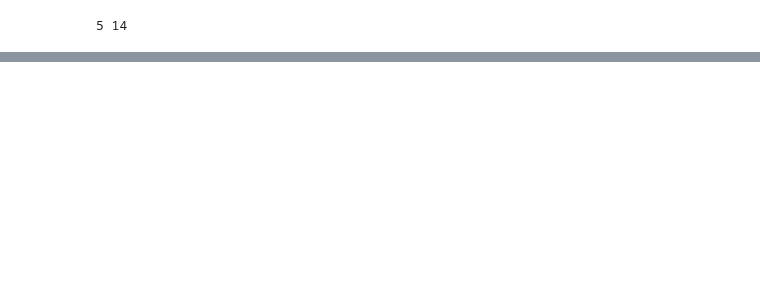
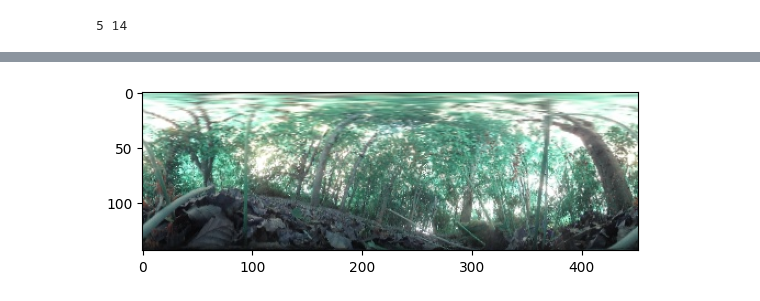
Before and after one commit to Naybellez/antvis, a Jupyter notebook: optics/Captains_Log/CaptainsLog_Stardate_160424.ipynb, the cells around one changed output, grey strips where cells are left out. Drawn from its saved outputs; the diff is of its cells as text; code cells hidden in the pictures; blank space fills up the shorter version.

```diff
--- a/optics/Captains_Log/CaptainsLog_Stardate_160424.ipynb
+++ b/optics/Captains_Log/CaptainsLog_Stardate_160424.ipynb
@@ -56,0 +118,85 @@ print(min(nums), max(nums))
+# %%
+import os
+import cv2
+import matplotlib.pyplot as plt
+import numpy as np
+import sys
+sys.path.append('../.')
+from functions import ImageProcessor
+
+norm = 255
+
+scale = 5
+
+data_path = r'/its/home/nn268/antvis/antvis/optics/AugmentedDS_IDSW/'
+idx = 4
+
+images= []
+for file in os.listdir(data_path):
+    if file[:4]== 'IDSW':
+        if len(images) >= 10:
+            break
+        else:
+            images.append(data_path+file)
+
+
+img = cv2.imread(images[idx])
+img= np.array(img)
+
+print('OG')
+print(img.min(axis=(0,1)), img.max(axis=(0,1)))
+plt.imshow(img)
+plt.show()
+
+print(' \n Normalsed')
+norm_im = img/ 255 #norm
+print(norm_im.min(axis=(0,1)), norm_im.max(axis=(0,1)))
+plt.imshow(norm_im*2)
+plt.show()
+
+print(' \n With scaling after norm')
+scale_im = norm_im*scale
+print(scale_im.min(axis=(0,1)), scale_im.max(axis=(0,1)))
+plt.imshow(scale_im)
+plt.show()
+
+
+print(' \n de scale')
+descale_im = scale_im / scale
+print(descale_im.min(axis=(0,1)), descale_im.max(axis=(0,1)))
+plt.imshow(descale_im)
+plt.show()
+
+print(' \n re normalising ***')
+#reverse_im = np.round(descale_im*norm,0)
+reverse_im = descale_im * 255
+print(reverse_im.min(axis=(0,1)), reverse_im.max(axis=(0,1)))
+plt.imshow(reverse_im)
+plt.show()
+
+print("\n what's the difference")
+print(img-reverse_im)
+print("  ")
+
+
+
+
+print(" \n IP function with scale")
+IP = ImageProcessor('cpu')
+
+i = IP.colour_size_tense(img_path=img, col= 'colour', size=(452,144), av_lum=2,  pad=scale)
+j =IP.view(i, scale, '',None,0,'') #img, scale:int, loop_run_name:str, save_dict:dict,  epoch:int, where:str
+print(j.min(axis=(0,1)), j.max(axis=(0,1)))
+
+j = j* norm
+print(" \n times norm",j.min(axis=(0,1)), j.max(axis=(0,1)),"\n")
+print(" \n de normalised")
+plt.imshow(j)
+plt.show()
+
+print(" \n div scale ",j.min(axis=(0,1)), j.max(axis=(0,1)),"\n")
+j= (j/scale) +50
+print(" \n de norm and scale")
+plt.imshow(j)
+plt.show()
+# %% [output]
@@ -56,0 +205 @@ print(min(nums), max(nums))
+[figure, added]
```
Also changed, not shown: parts of 5 cells of this notebook, 3 other files.
